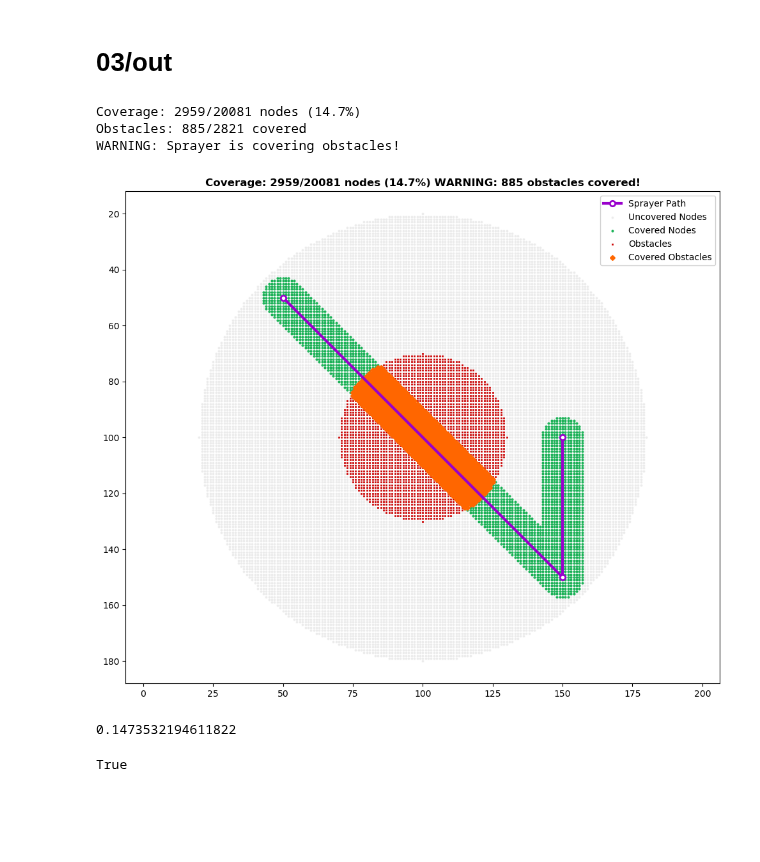
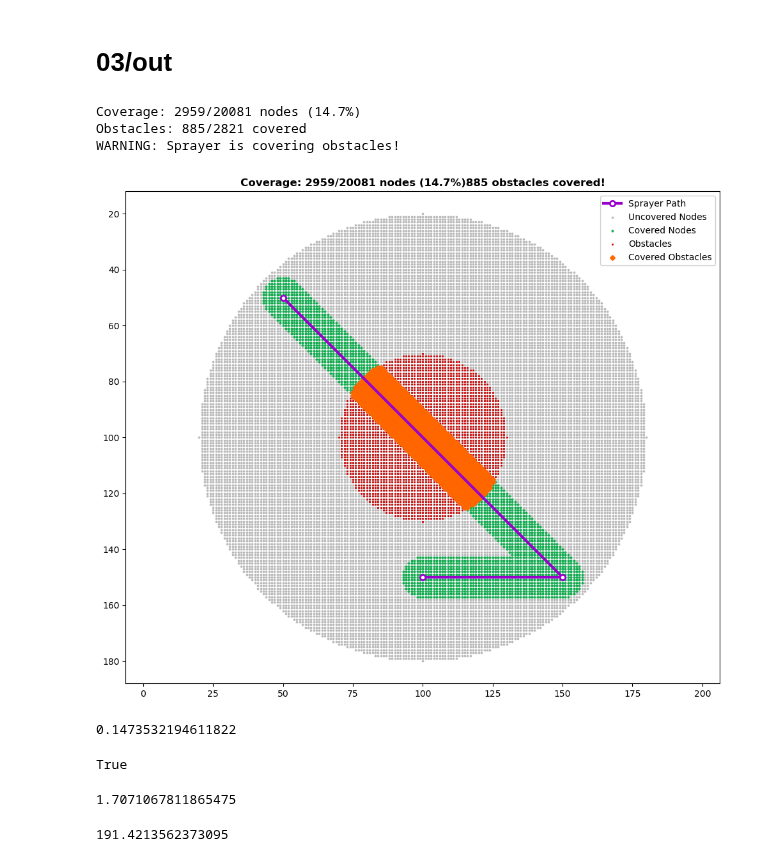
Before and after one commit to Everton-Colombo/MO824-Project, a Jupyter notebook: agricultural_csp/testing.ipynb, the cells around one changed output. Saved outputs shown, nothing was run; the diff lists cells and outputs as text; code cells hidden in the pictures; blank space fills up the shorter version.

```diff
--- a/agricultural_csp/testing.ipynb
+++ b/agricultural_csp/testing.ipynb
@@ -30,12 +30,12 @@ def display_grid_and_path(inst, evaluator, path):
         covered_set = set(map(tuple, covered_nodes))
         covered_obstacles = [obs for obs in inst.obstacle_nodes if tuple(obs) in covered_set]
         if covered_obstacles:
-            obstacle_warning = f" WARNING: {len(covered_obstacles)} obstacles covered!"
+            obstacle_warning = f"{len(covered_obstacles)} obstacles covered!"
 
     plt.figure(figsize=(12, 10))
 
     # Plot valid nodes
-    plt.scatter(inst.grid_nodes[:, 1], inst.grid_nodes[:, 0], c='#E8E8E8', s=3,
+    plt.scatter(inst.grid_nodes[:, 1], inst.grid_nodes[:, 0], c='#AAAAAA', s=3,
                label='Uncovered Nodes', alpha=0.7)
 
     if len(covered_nodes) > 0:
@@ -87,17 +87,23 @@ obstacle_nodes = np.argwhere(dist_from_center <= inner_radius)
 circular_inst = AgcspInstance(grid_nodes, obstacle_nodes, 15)
 circular_evaluator = AgcspEvaluator(circular_inst)
 # %%
-path=[(50, 50), (150, 150), (100, 150)]
+path=[(50, 50), (150, 150), (150, 100)]
 display_grid_and_path(circular_inst, circular_evaluator, path)
 # %% [output]
 Coverage: 2959/20081 nodes (14.7%)
 Obstacles: 885/2821 covered
 WARNING: Sprayer is covering obstacles!
-[figure, old version]
+[figure, new version]
 # %%
 sol = AgcspSolution(path)
 display(circular_evaluator.calculate_coverage_proportion(sol))
 display(sol._hits_obstacle)
+circular_evaluator._calculate_manouver_complexity_penalty(sol)
 # %% [output]
 0.1473532194611822
 True
+1.7071067811865475
+# %%
+circular_evaluator.evaluate_objfun(sol)
+# %% [output]
+191.4213562373095
```
Also changed, not shown: parts of 1 cell of this notebook, 4 other files.
